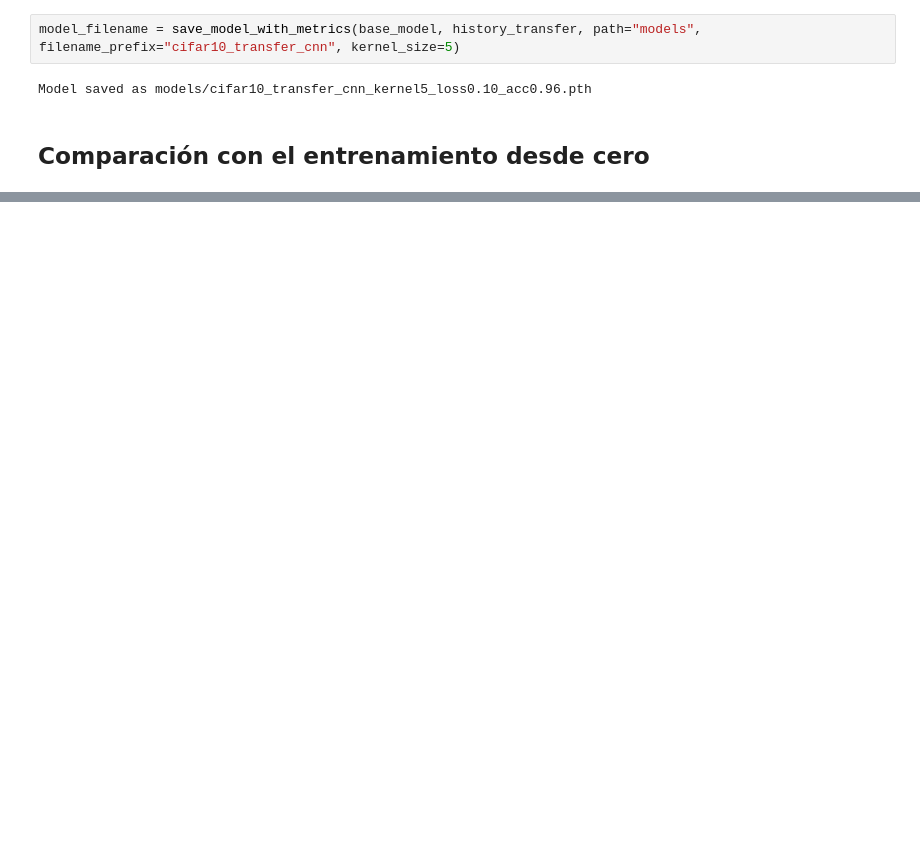
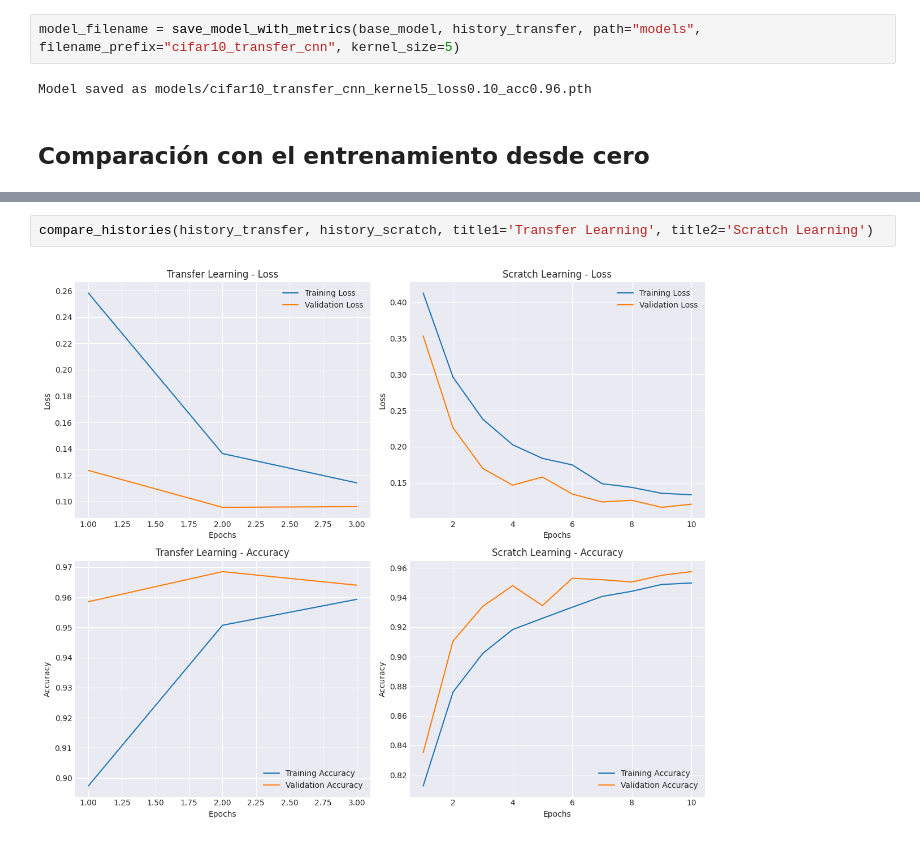
Before and after one commit to ChristianConchari/tp2_deep_learning, a Jupyter notebook: CONCHARI_CHRISTIAN_DL_Examen_ABRIL_2024.ipynb, the cells around one changed output, grey strips where cells are left out. Cells and saved outputs as stored; diff of their text form; blank space fills up the shorter version.

```diff
--- a/CONCHARI_CHRISTIAN_DL_Examen_ABRIL_2024.ipynb
+++ b/CONCHARI_CHRISTIAN_DL_Examen_ABRIL_2024.ipynb
@@ -969,0 +1035,4 @@ Model saved as models/cifar10_comp_cnn_kernel5_loss0.11_acc0.96.pth
+# %%
+compare_histories(history_transfer, history_scratch, title1='Transfer Learning', title2='Scratch Learning')
+# %% [output]
+[figure, added]
```
Also changed, not shown: parts of 29 cells of this notebook, 3 other files.
